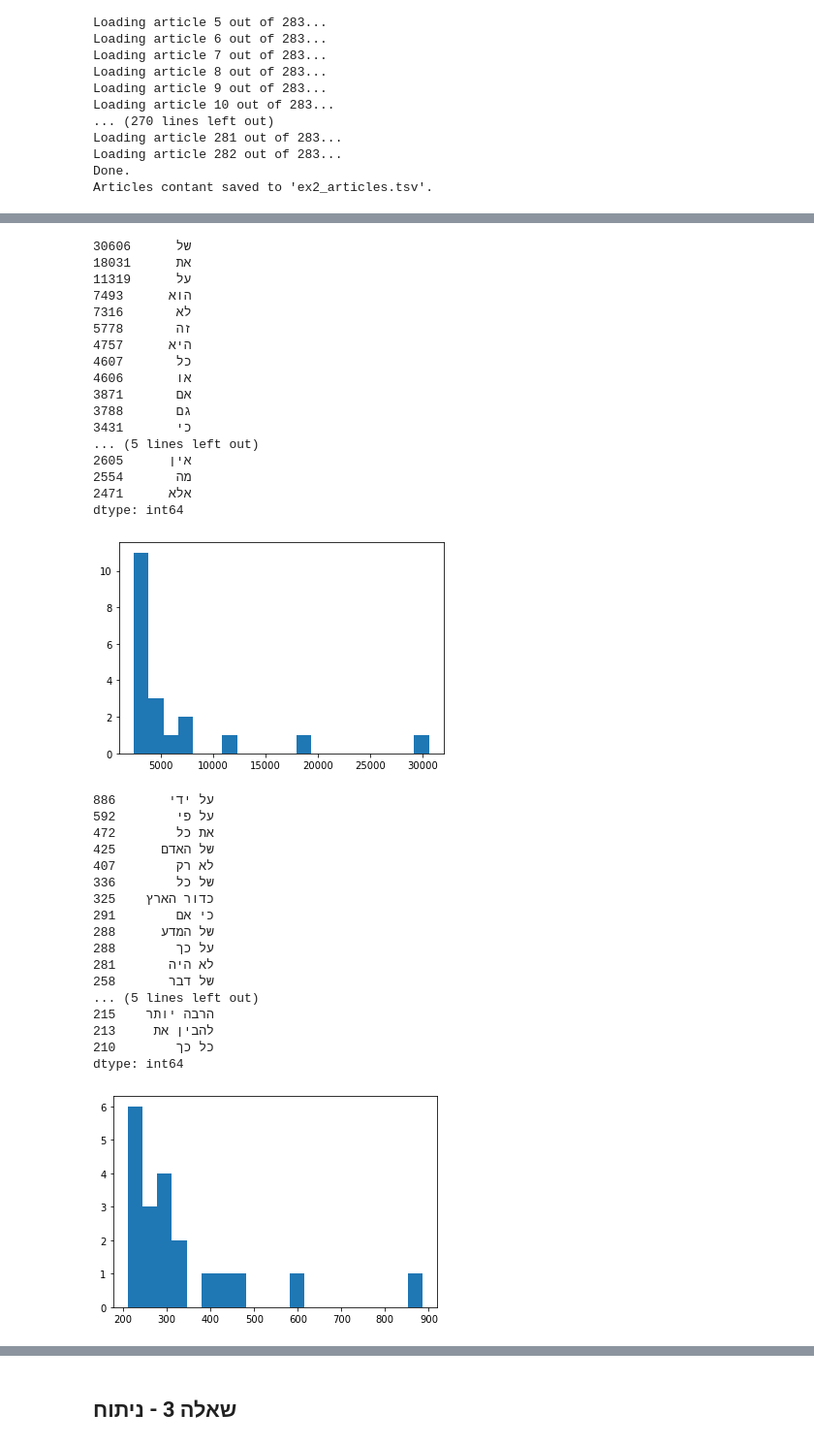
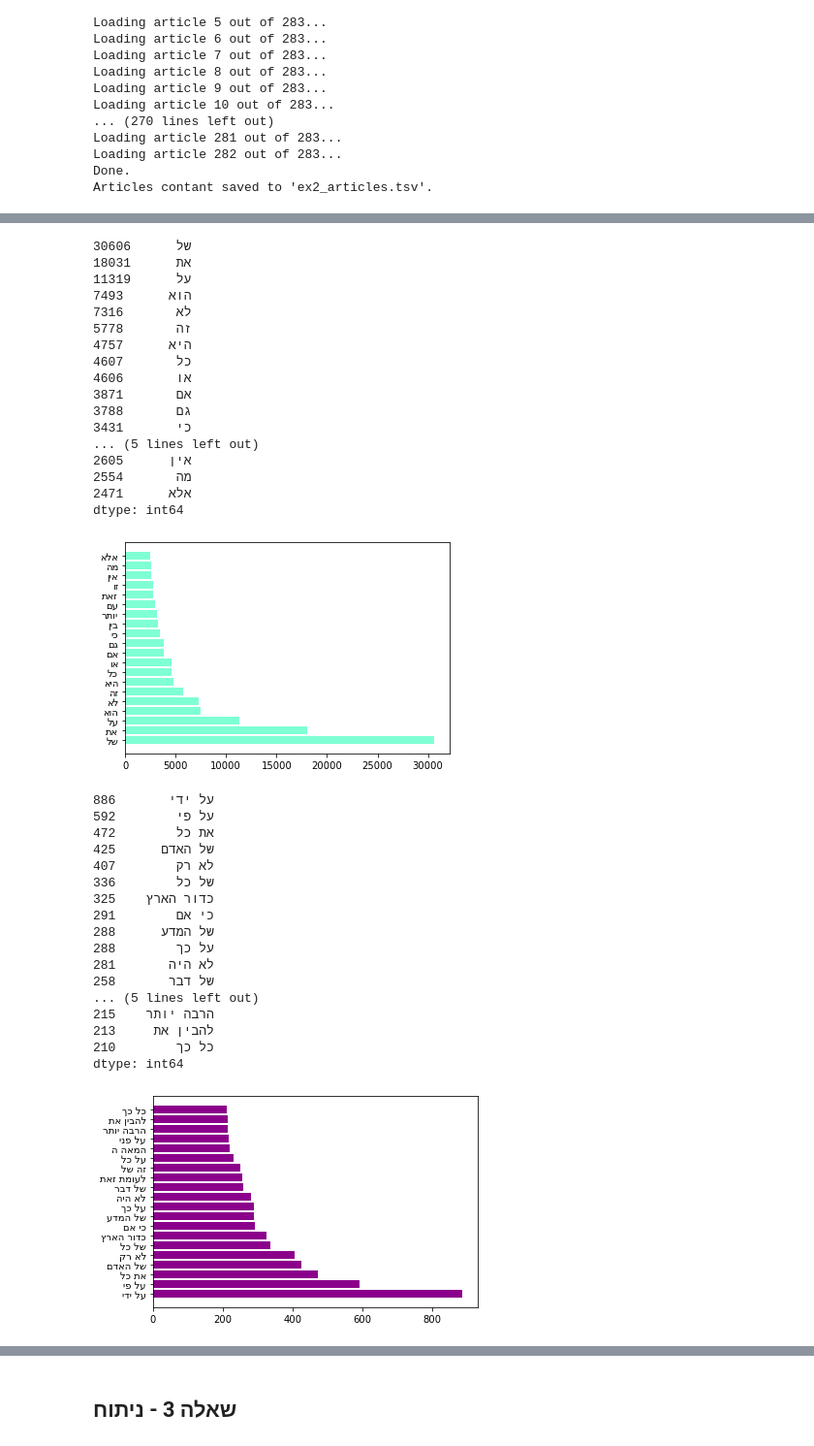
Before and after one commit to AmitDavid/hebnlp, a Jupyter notebook: ex2/ex2.ipynb, the cells around one changed output, grey strips where cells are left out. Shown at 97% size. Cells and saved outputs as stored; diff of their text form; code cells hidden in the pictures.

```diff
--- a/ex2/ex2.ipynb
+++ b/ex2/ex2.ipynb
@@ -149,6 +149,18 @@ def remove_stopwords(words_list, stopwords):
 # Remove from list of bigrams all bigrams with stopword in them
 def remove_stopwords_from_bigrams(bigrams_list, stopwords):
     return [bigram for bigram in bigrams_list if len(set(bigram.split()) & set(stopwords)) == 0]
+
+# Plot histogram of words frequency
+def plot_histogram(words_dataframe, color='blue'):
+    # Get words
+    keys = [x[0] for x in words_dataframe.keys()]
+    # Reverse text of each key
+    keys = [key[::-1] for key in keys]
+
+    # Plot histogram
+    plt.barh(keys, words_dataframe.values, color=color)
+    plt.show()
+    plt.close()
 # %%
 # Q2
 def print_words_histogram(articles_list):
@@ -188,7 +203,7 @@ def print_histogram_of_most_common_words(articles_list, n):
     print(frequent_words)
 
     # Plot histogram
-    plt.hist(frequent_words, bins=20)
+    plot_histogram(frequent_words, 'Aquamarine')
 
 print_histogram_of_most_common_words(articles, 20)
 # %% [output]
@@ -209,7 +224,7 @@ print_histogram_of_most_common_words(articles, 20)
 מה       2554
 אלא      2471
 dtype: int64
-[figure, old version]
+[figure, new version]
 # %%
 # Q4
 def print_histogram_of_most_common_bigrams(articles_list, n):
@@ -218,38 +233,38 @@ def print_histogram_of_most_common_bigrams(articles_list, n):
     # For each article
     for article in articles_list:
         # Add bigrams to the list
-        all_bigrams += list_of_bigrams(article)
+        all_bigrams += get_list_of_bigrams(article)
 
     # Sort bigrams by frequency and get top n
     sorted_values = pd.DataFrame(all_bigrams).value_counts()
     frequent_bigrams = sorted_values.iloc[:20]
 
     # Print result
     print(frequent_bigrams)
 
     # Plot histogram
-    plt.hist(frequent_bigrams, bins=20)
+    plot_histogram(frequent_bigrams, 'DarkMagenta')
 
 print_histogram_of_most_common_bigrams(articles, 20)
 # %% [output]
 על ידי       886
 על פי        592
 את כל        472
 של האדם      425
 לא רק        407
 של כל        336
 כדור הארץ    325
 כי אם        291
 של המדע      288
 על כך        288
 לא היה       281
 של דבר       258
 ... (5 lines left out)
 הרבה יותר    215
 להבין את     213
 כל כך        210
 dtype: int64
-[figure, old version]
+[figure, new version]
 # %%
 # Q5
 def print_histogram_of_most_common_non_stopword_words(articles_list, n, stopwords):
```
Also changed, not shown: parts of 5 cells of this notebook.
